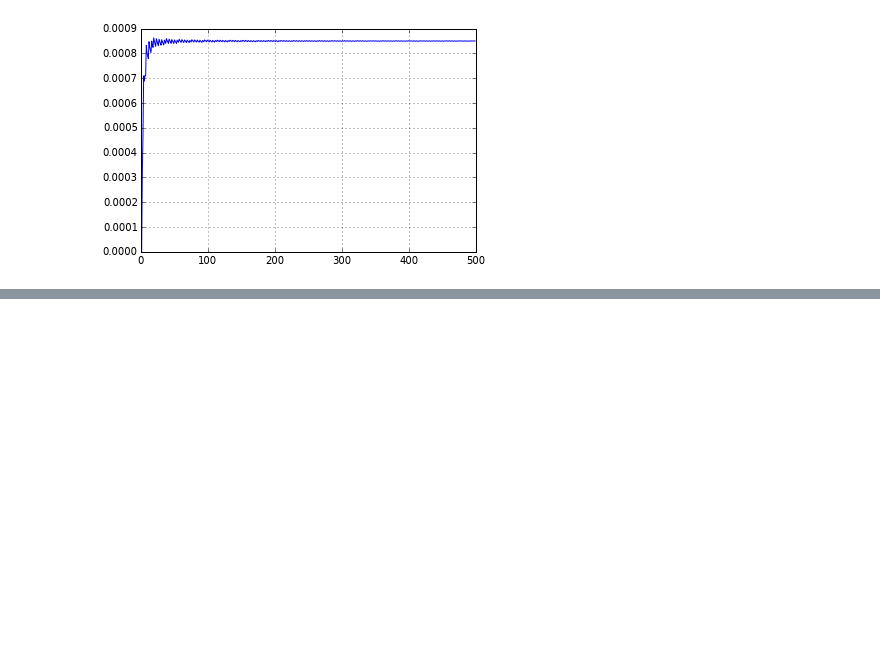
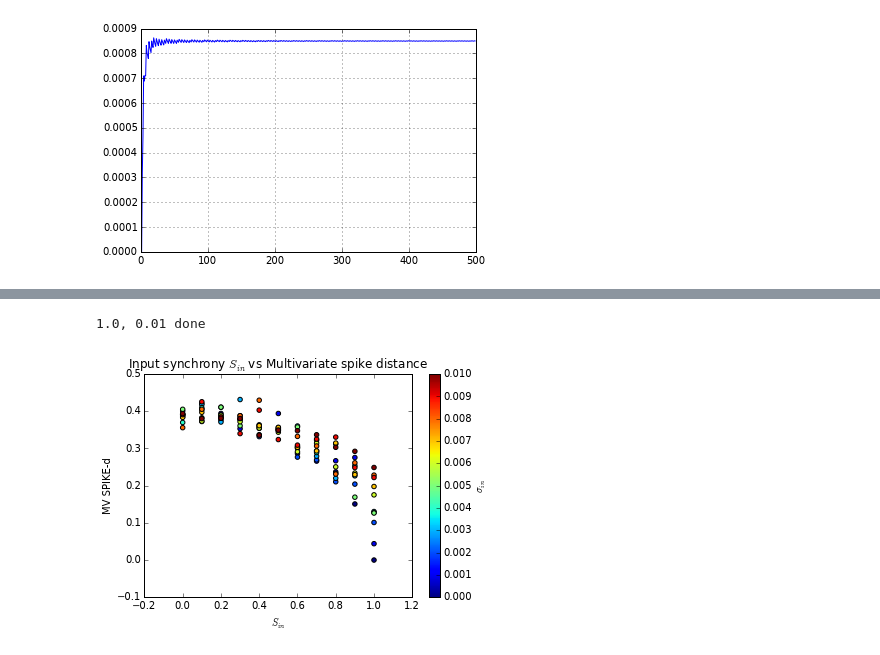
Before and after one commit to achilleas-k/slope-vs-dist-brian, a Jupyter notebook: Kreuz testing.ipynb, the cells around one changed output, grey strips where cells are left out. Drawn from its saved outputs; the diff is of its cells as text; code cells hidden in the pictures; blank space fills up the shorter version.

```diff
--- a/Kreuz testing.ipynb
+++ b/Kreuz testing.ipynb
@@ -156,0 +177,39 @@ plot(times, voltage)
+# %%
+duration = 1.0
+nsamples = int(duration/0.001)  # 1 sample per ms
+Nin = 10
+fin = 30
+sync = frange(0, 1, 0.1)
+sigma = frange(0, 0.01, 0.001)
+kr_t = []
+kr_d = []
+for s in sync:
+    for j in sigma:
+        spikegen = sl.tools.fast_synchronous_input_gen(Nin, fin, s, j, duration)
+        spiketrains = array(group_to_spiketrains(spikegen).values())
+        t, d = sl.metrics.kreuz.multivariate(spiketrains, 0, duration, nsamples)
+        kr_t.append(t)
+        kr_d.append(d)
+        print("{}, {} done".format(s, j), end="\r")
+# %% [output]
+1.0, 0.01 done
+# %%
+kreuz = []
+for t, d in zip(kr_t, kr_d):
+    kreuz.append(trapz(d, t))
+# %%
+plotsync = []
+plotsigm = []
+for s in sync:
+    for j in sigma:
+        plotsync.append(s)
+        plotsigm.append(j)
+# %%
+scatter(plotsync, kreuz, c=plotsigm)
+cbar = colorbar()
+title("Input synchrony $S_{in}$ vs Multivariate spike distance")
+xlabel("$S_{in}$")
+ylabel("MV SPIKE-d")
+cbar.set_label("$\sigma_{in}$")
+# %% [output]
+[figure, added]
```
Also changed, not shown: parts of 12 cells of this notebook, 1 other file.
